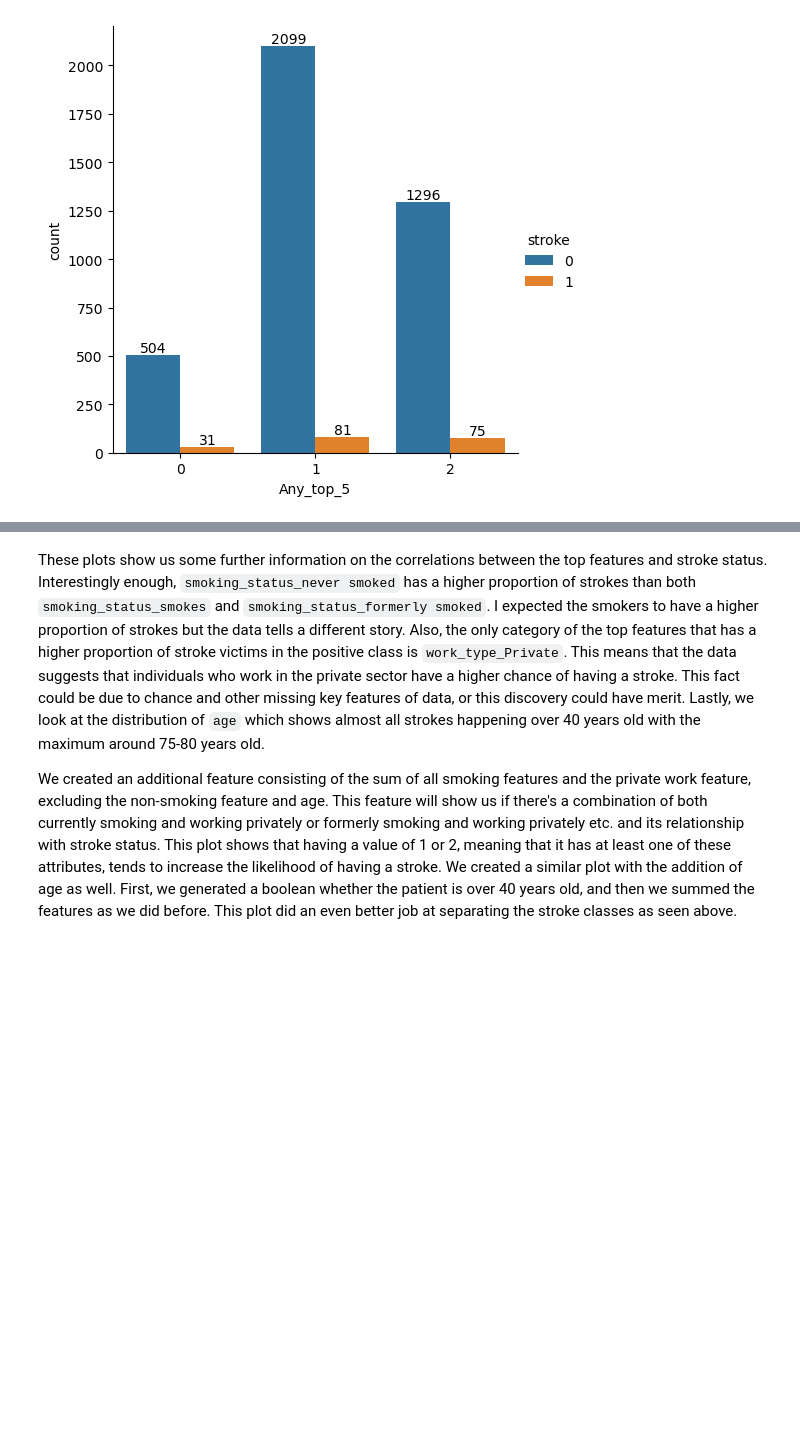
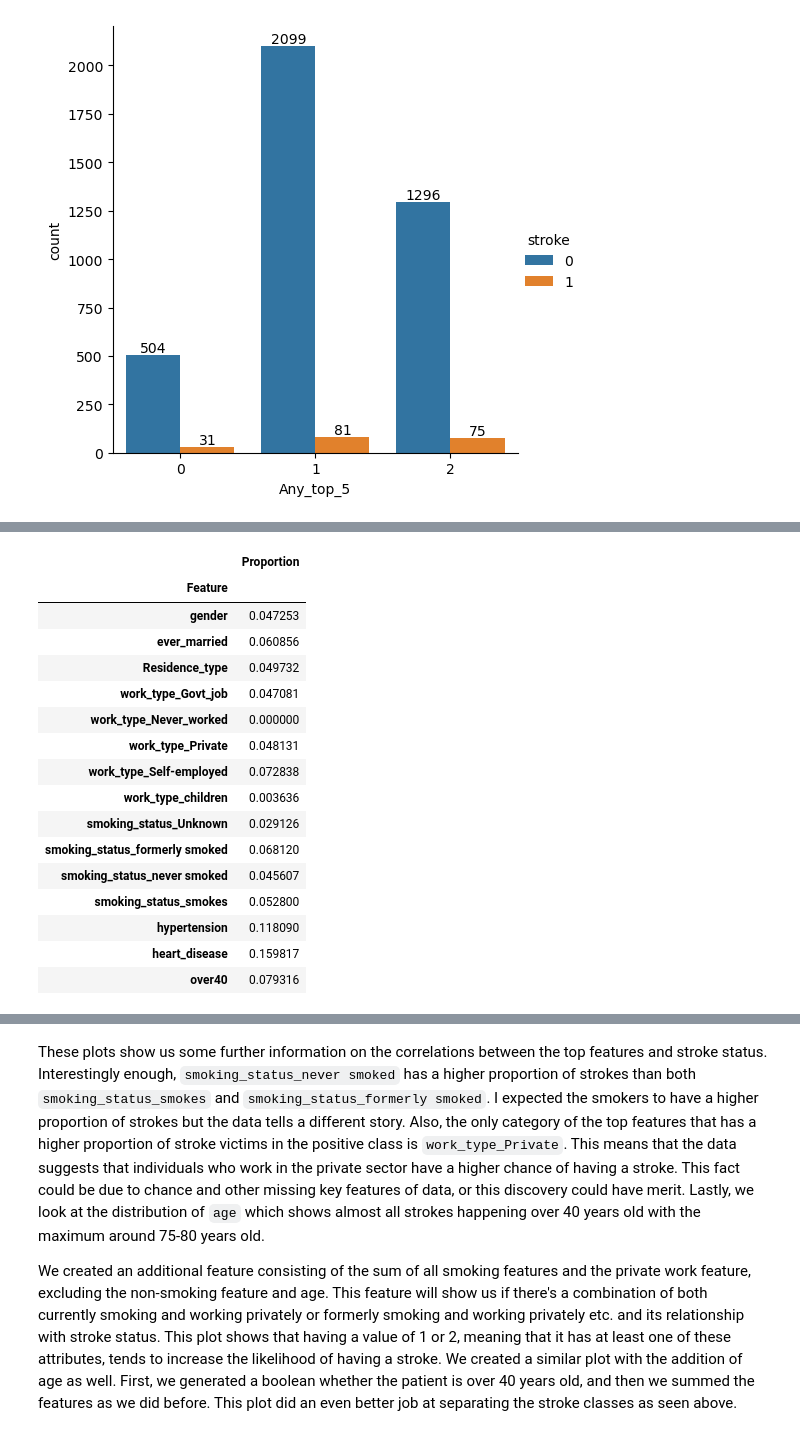
Before and after one commit to tscofield034/Capstone2-StrokePrediction, a Jupyter notebook: Notebooks/data_modeling.ipynb, the cells around one changed output, grey strips where cells are left out. Saved outputs shown, nothing was run; the diff lists cells and outputs as text; code cells hidden in the pictures; blank space fills up the shorter version.

```diff
--- a/Notebooks/data_modeling.ipynb
+++ b/Notebooks/data_modeling.ipynb
@@ -911,0 +922,24 @@ for ax in g.axes.flat:
+# %%
+# print proportion df
+prop_df = pd.DataFrame({'Feature':name, 'Proportion':prop})
+prop_df = prop_df.drop([14, 15, 17], axis=0)
+prop_df = prop_df.set_index('Feature')
+prop_df
+# %% [output]
+|  | Proportion |
+| Feature |  |
+| gender | 0.047253 |
+| ever_married | 0.060856 |
+| Residence_type | 0.049732 |
+| work_type_Govt_job | 0.047081 |
+| work_type_Never_worked | 0.000000 |
+| work_type_Private | 0.048131 |
+| work_type_Self-employed | 0.072838 |
+| work_type_children | 0.003636 |
+| smoking_status_Unknown | 0.029126 |
+| smoking_status_formerly smoked | 0.068120 |
+| smoking_status_never smoked | 0.045607 |
+| smoking_status_smokes | 0.052800 |
+| hypertension | 0.118090 |
+| heart_disease | 0.159817 |
+| over40 | 0.079316 |
```
Also changed, not shown: parts of 25 cells of this notebook, 7 other files.
